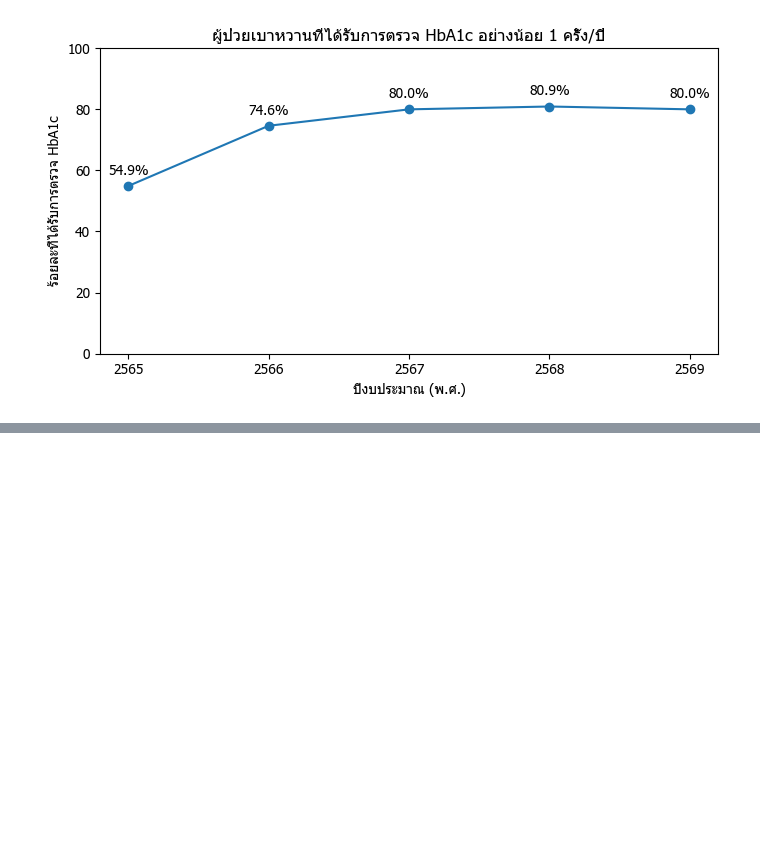
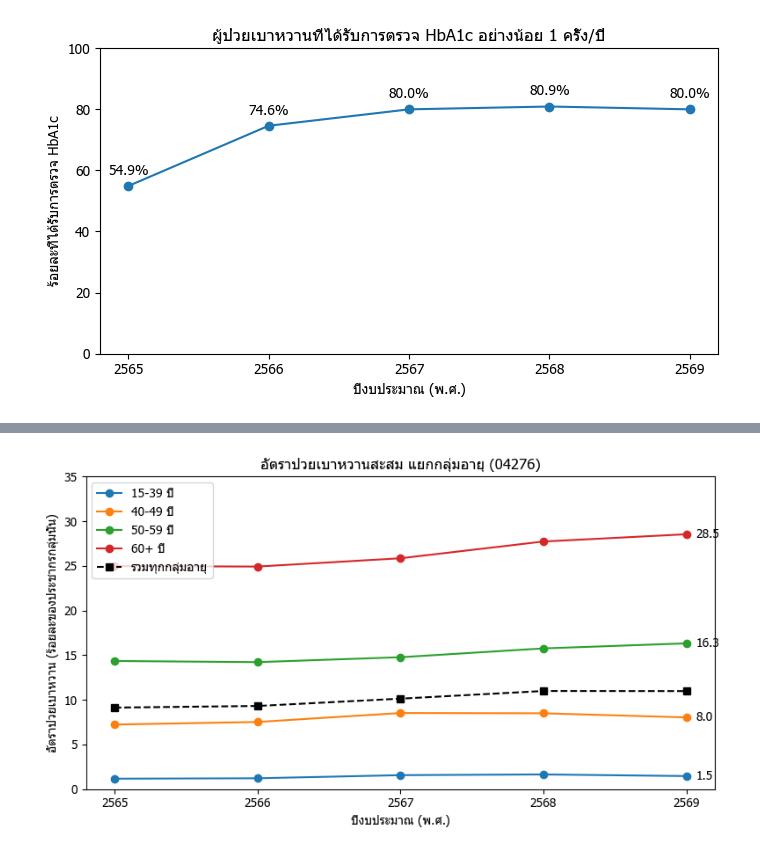
Before and after one commit to Mairuukrub/Commed_Data_Analytics_District8, a Jupyter notebook: Analytics ข้อมูลเขต 8 (ดุ่ยดุ้ย).ipynb, the cells around one changed output, grey strips where cells are left out. Cells and saved outputs as stored; diff of their text form; code cells hidden in the pictures; blank space fills up the shorter version.

```diff
--- a/Analytics ข้อมูลเขต 8 (ดุ่ยดุ้ย).ipynb
+++ b/Analytics ข้อมูลเขต 8 (ดุ่ยดุ้ย).ipynb
@@ -431,3 +431,16 @@ plt.tight_layout()
 plt.show()
 # %% [output]
 [figure]
+# %%
+def wide(code):
+    sub = d[(d["report_code"].str.startswith(code)) & (d["scope"] == "unit")]
+    dup = sub.duplicated(["fiscal_year_be", "column"]).sum()
+    if dup:
+        print(f"เตือน: {code} มีคู่ (ปี, คอลัมน์) ซ้ำ {dup} แถว")
+    return sub.pivot_table(index="fiscal_year_be", columns="column",
+                           values="value_num", aggfunc="first")
+
+dm_prev = wide(dm_codes["DM สะสม"])
+print(dm_prev.shape)
+print(dm_prev.columns.tolist())
+print(dm_prev.to_string())
@@ -433,0 +457,24 @@ plt.show()
+# %%
+age_labels = {"F9": "15-39 ปี", "F12": "40-49 ปี", "F15": "50-59 ปี", "F18": "60+ ปี"}
+
+fig, ax = plt.subplots(figsize=(8, 4.5))
+
+for col, lab in age_labels.items():
+    ax.plot(dm_prev.index, dm_prev[col], marker="o", label=lab)
+    ax.annotate(f"{dm_prev[col].iloc[-1]:.1f}",
+                (dm_prev.index[-1], dm_prev[col].iloc[-1]),
+                textcoords="offset points", xytext=(8, 0), va="center")
+
+ax.plot(dm_prev.index, dm_prev["F3"], marker="s", color="black",
+        linestyle="--", label="รวมทุกกลุ่มอายุ")
+
+ax.set_xticks(dm_prev.index)
+ax.set_ylim(0, 35)
+ax.set_xlabel("ปีงบประมาณ (พ.ศ.)")
+ax.set_ylabel("อัตราป่วยเบาหวาน (ร้อยละของประชากรกลุ่มนั้น)")
+ax.set_title("อัตราป่วยเบาหวานสะสม แยกกลุ่มอายุ (04276)")
+ax.legend(loc="upper left")
+plt.tight_layout()
+plt.show()
+# %% [output]
+[figure, added]
```
Also changed, not shown: parts of 25 cells of this notebook.
